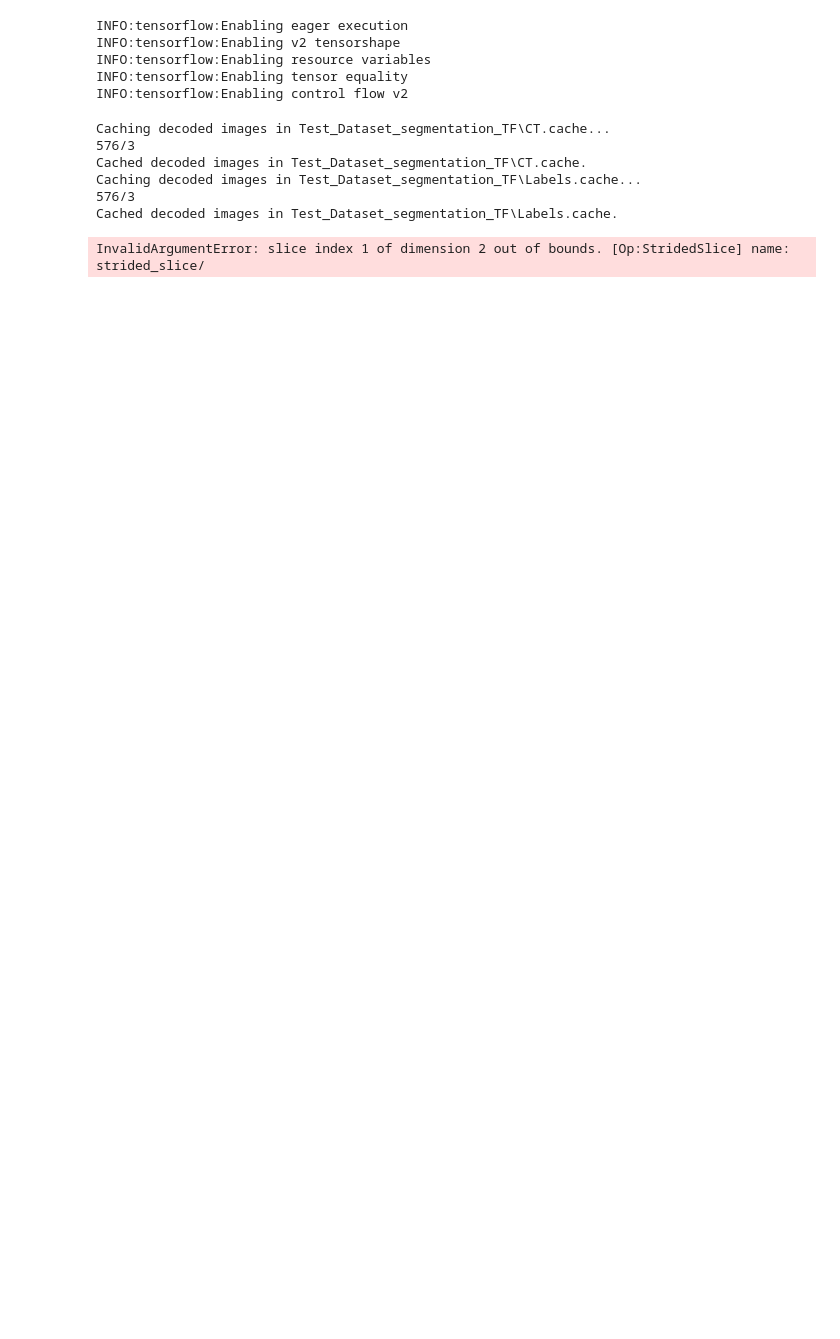
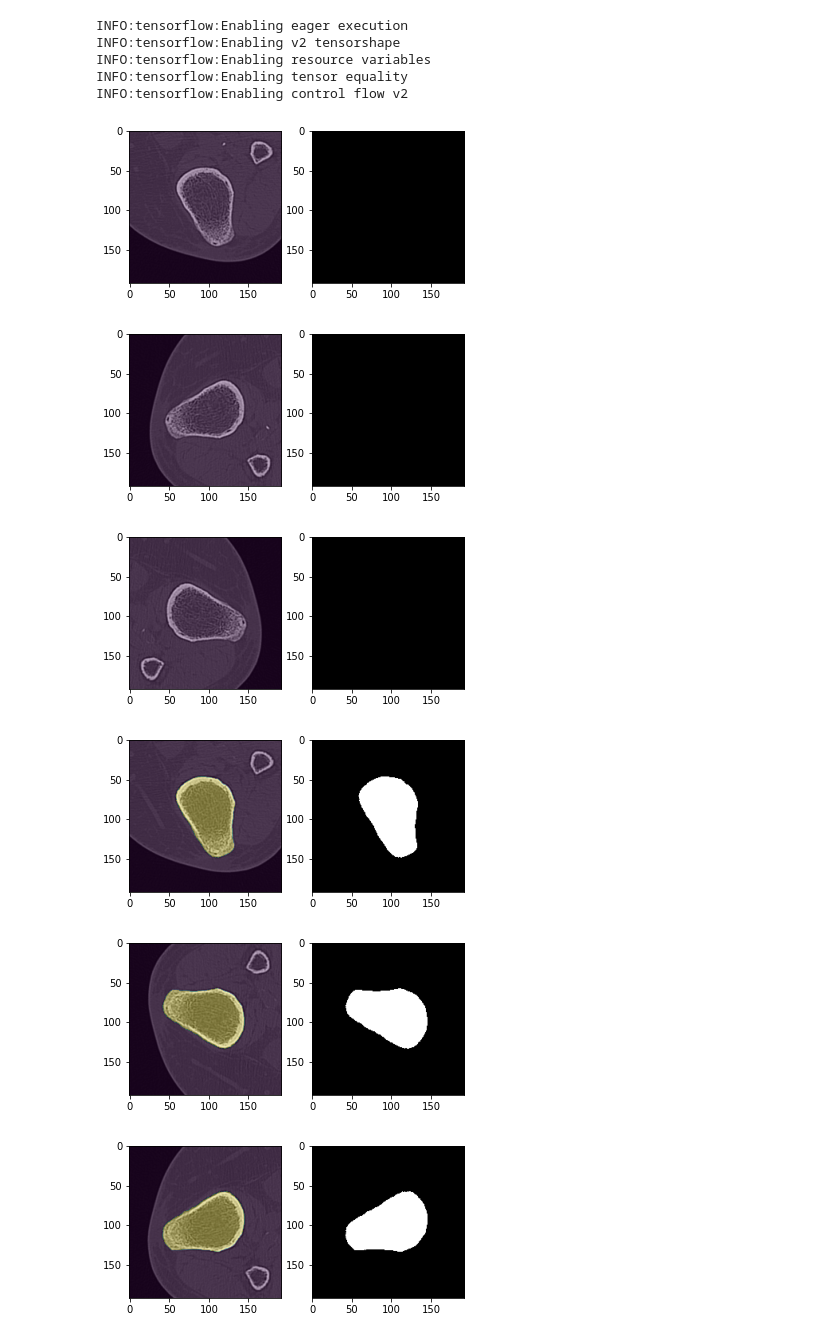
Before and after one commit to mrossi93/med_dataloader, a Jupyter notebook: examples/basic_usage_segmentation.ipynb, the cells around one changed output. Cells and saved outputs as stored; diff of their text form; code cells hidden in the pictures; blank space fills up the shorter version.

```diff
--- a/examples/basic_usage_segmentation.ipynb
+++ b/examples/basic_usage_segmentation.ipynb
@@ -16,11 +9,8 @@ except:
 # %%
-num_classes = 3
 med_dl.generate_dataset(data_dir=r"Test_Dataset_segmentation",
                         imgA_label="CT",
                         imgB_label="Labels",
                         input_size=192,
-                        is_B_categorical=True,
-                        num_classes=num_classes,
                         norm_boundsA=None,
                         norm_boundsB=None,
                         )
@@ -33,27 +23,23 @@ train_ds, valid_ds, test_ds = med_dl.get_dataset(data_dir=r"Test_Dataset_segment
                                                  random_rotate=True,
                                                  random_flip=True,
                                                  )
-# %% [output]
-Caching decoded images in Test_Dataset_segmentation_TF\CT.cache...
-576/3
-Cached decoded images in Test_Dataset_segmentation_TF\CT.cache.
-Caching decoded images in Test_Dataset_segmentation_TF\Labels.cache...
-576/3
-Cached decoded images in Test_Dataset_segmentation_TF\Labels.cache.
 # %%
 import matplotlib.pyplot as plt
 
-for batch in valid_ds.take(20):
+for batch in train_ds.take(2):
     volume_batch, label_batch = batch
 
     for volume, label in zip(volume_batch, label_batch):
         plt.subplot(121)
         plt.imshow(volume[:,:,0], cmap="gray")
-        for i in range(num_classes):
-            plt.imshow(label[:,:,i], alpha=0.3)
+        plt.imshow(label[:,:,0], alpha=0.3)
         plt.subplot(122)
-        for i in range(num_classes):
-            plt.imshow(label[:,:,i], cmap="gray", alpha=0.5)
+        plt.imshow(label[:,:,0], cmap="gray")
         plt.show()
 # %% [output]
-InvalidArgumentError: slice index 1 of dimension 2 out of bounds. [Op:StridedSlice] name: strided_slice/
+[figure, added]
+[figure, added]
+[figure, added]
+[figure, added]
+[figure, added]
+[figure, added]
```
Also changed, not shown: parts of 2 cells of this notebook, 1 other file.
